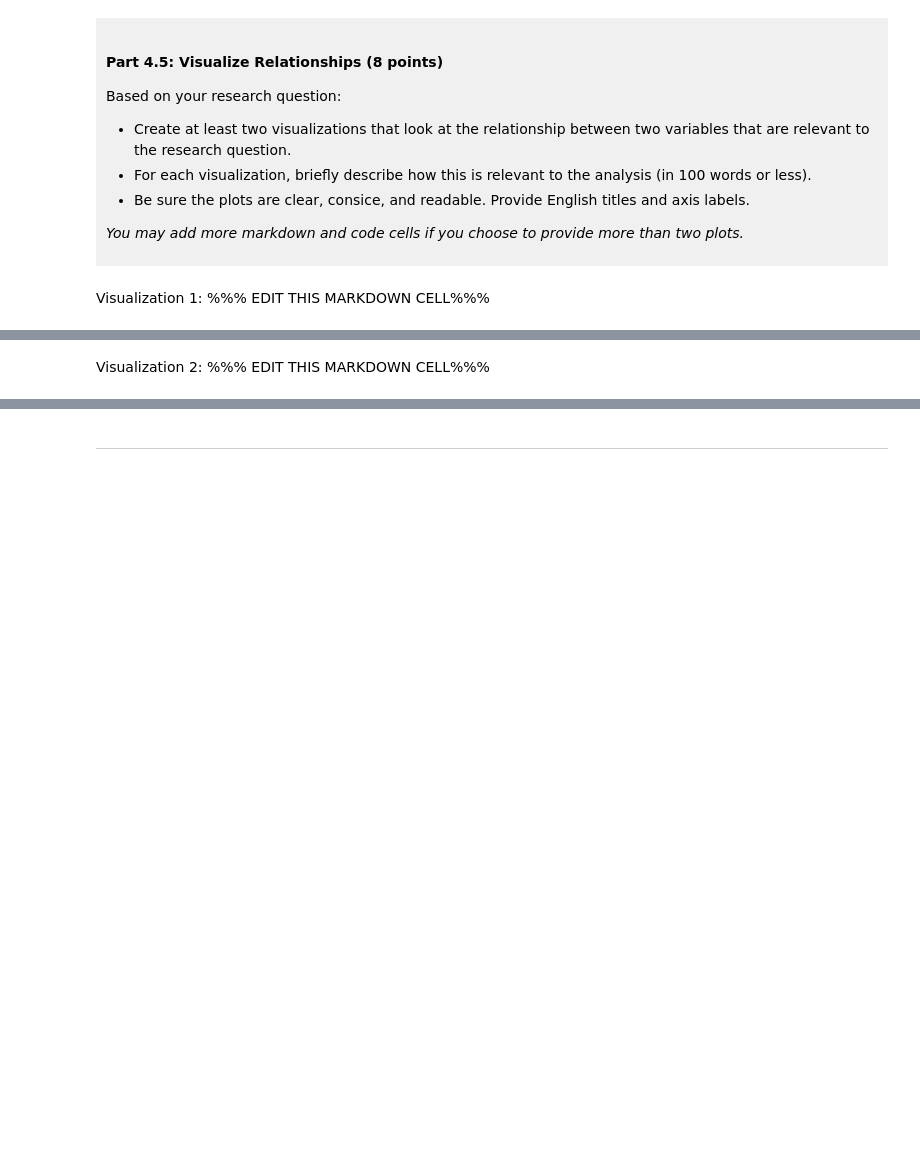
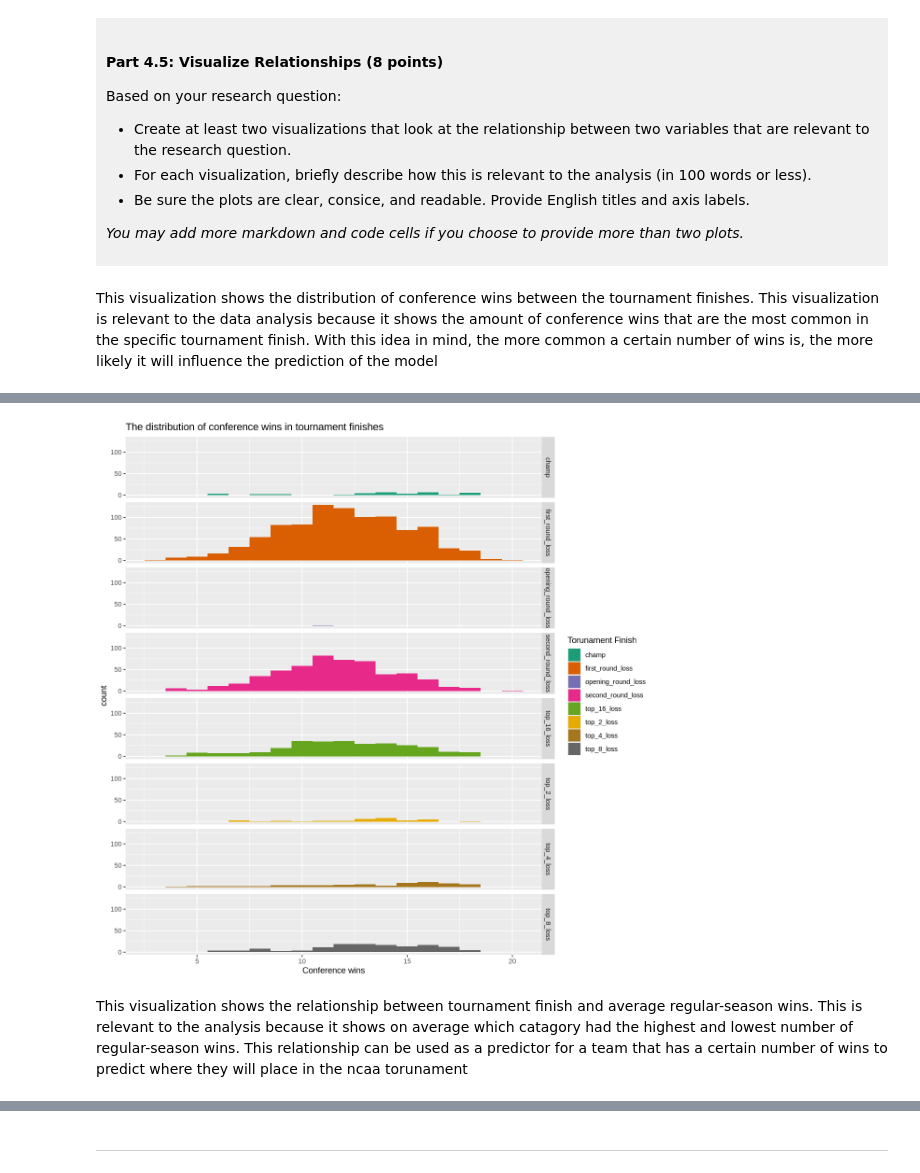
Before and after one commit to kacho-cheese34/dsci-100-project-kachi-chijuka, a Jupyter notebook: dsci-100-project-notebook.ipynb, the cells around one changed output, grey strips where cells are left out. Saved outputs shown, nothing was run; the diff lists cells and outputs as text; code cells hidden in the pictures; blank space fills up the shorter version.

```diff
--- a/dsci-100-project-notebook.ipynb
+++ b/dsci-100-project-notebook.ipynb
@@ -347,4 +438,4 @@ Based on your research question:
 *You may add more markdown and code cells if you choose to provide more than two plots.*
 </div>
 # %% [markdown]
-Visualization 1: %%% EDIT THIS MARKDOWN CELL%%%
+This visualization shows the distribution of conference wins between the tournament finishes. This visualization is relevant to the data analysis because it shows the amount of conference wins that are the most common in the specific tournament finish. With this idea in mind, the more common a certain number of wins is, the more likely it will influence the prediction of the model
@@ -351,2 +445,11 @@ Visualization 1: %%% EDIT THIS MARKDOWN CELL%%%
 # %%
-### EDIT THIS CODE CELL FOR VISUALIZATION 1###
+ncaa_womens_hist<- ncaa_womens_tidy|>
+ggplot(aes(x=conf_wins, fill= tourney_finish))+
+geom_histogram(position= 'identity', bins= 5, binwidth= 1)+
+facet_grid(rows= vars(tourney_finish))+
+labs(x= "Conference wins", fill= "Torunament Finish")+
+ggtitle("The distribution of conference wins in tournament finishes")+
+scale_fill_brewer(palette= "Dark2")
+
+ncaa_womens_hist
+# %% [output]
@@ -353,3 +458,4 @@ Visualization 1: %%% EDIT THIS MARKDOWN CELL%%%
+[figure, added]
 # %% [markdown]
-Visualization 2: %%% EDIT THIS MARKDOWN CELL%%%
+This visualization shows the relationship between tournament finish and average regular-season wins. This is relevant to the analysis because it shows on average which catagory had the highest and lowest number of regular-season wins. This relationship can be used as a predictor for a team that has a certain number of wins to predict where they will place in the ncaa torunament
 # %%
```
Also changed, not shown: parts of 15 cells of this notebook.
